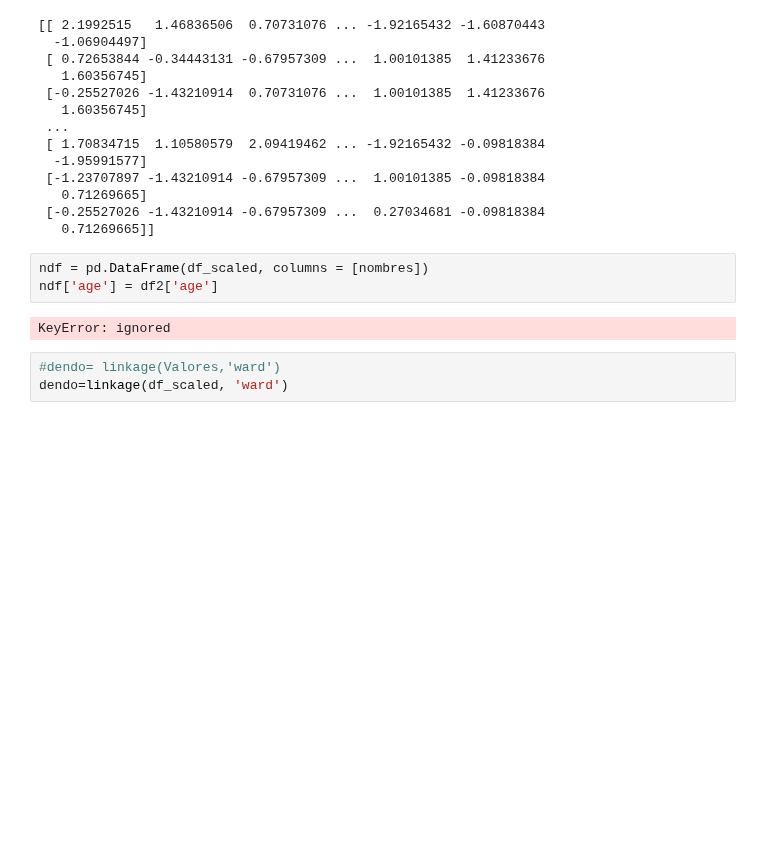
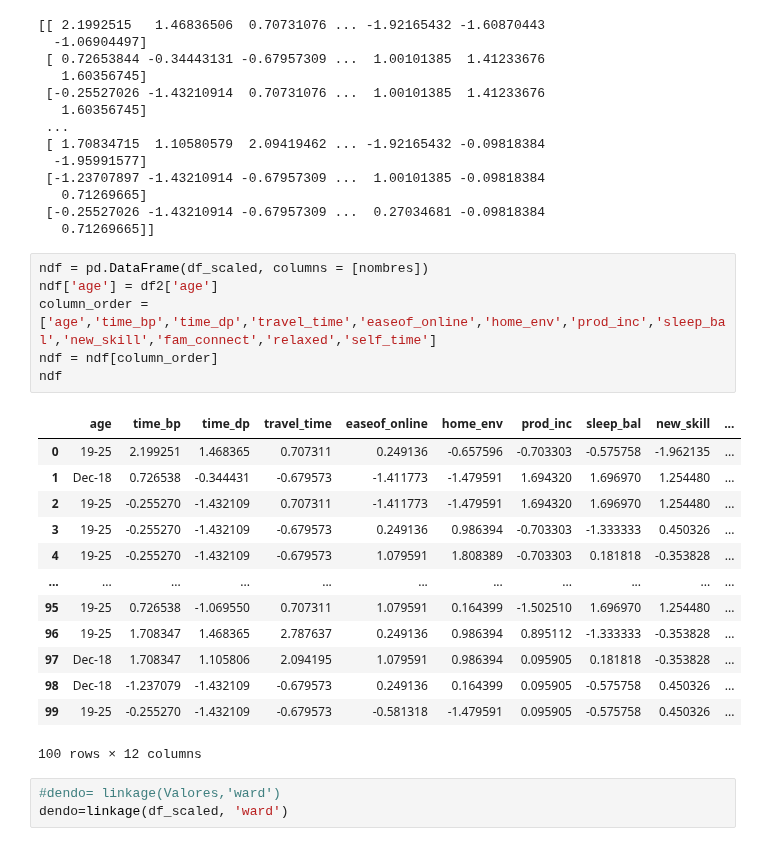
Before and after one commit to Gennifer2001/tesis, a Jupyter notebook: Tésisjeje2_0.ipynb, the cells around one changed output. Drawn from its saved outputs; the diff is of its cells as text; blank space fills up the shorter version.

```diff
--- a/Tésisjeje2_0.ipynb
+++ b/Tésisjeje2_0.ipynb
@@ -153,8 +153,23 @@ print(df_scaled)
 # %%
 ndf = pd.DataFrame(df_scaled, columns = [nombres])
 ndf['age'] = df2['age']
+column_order = ['age','time_bp','time_dp','travel_time','easeof_online','home_env','prod_inc','sleep_bal','new_skill','fam_connect','relaxed','self_time']
+ndf = ndf[column_order]
+ndf
 # %% [output]
+|  | age | time_bp | time_dp | travel_time | easeof_online | home_env | prod_inc | sleep_bal | new_skill | ... |
+| 0 | 19-25 | 2.199251 | 1.468365 | 0.707311 | 0.249136 | -0.657596 | -0.703303 | -0.575758 | -1.962135 | ... |
+| 1 | Dec-18 | 0.726538 | -0.344431 | -0.679573 | -1.411773 | -1.479591 | 1.694320 | 1.696970 | 1.254480 | ... |
+| 2 | 19-25 | -0.255270 | -1.432109 | 0.707311 | -1.411773 | -1.479591 | 1.694320 | 1.696970 | 1.254480 | ... |
+| 3 | 19-25 | -0.255270 | -1.432109 | -0.679573 | 0.249136 | 0.986394 | -0.703303 | -1.333333 | 0.450326 | ... |
+| 4 | 19-25 | -0.255270 | -1.432109 | -0.679573 | 1.079591 | 1.808389 | -0.703303 | 0.181818 | -0.353828 | ... |
+| ... | ... | ... | ... | ... | ... | ... | ... | ... | ... | ... |
+| 95 | 19-25 | 0.726538 | -1.069550 | 0.707311 | 1.079591 | 0.164399 | -1.502510 | 1.696970 | 1.254480 | ... |
+| 96 | 19-25 | 1.708347 | 1.468365 | 2.787637 | 0.249136 | 0.986394 | 0.895112 | -1.333333 | -0.353828 | ... |
+| 97 | Dec-18 | 1.708347 | 1.105806 | 2.094195 | 1.079591 | 0.986394 | 0.095905 | 0.181818 | -0.353828 | ... |
+| 98 | Dec-18 | -1.237079 | -1.432109 | -0.679573 | 0.249136 | 0.164399 | 0.095905 | -0.575758 | 0.450326 | ... |
+| 99 | 19-25 | -0.255270 | -1.432109 | -0.679573 | -0.581318 | -1.479591 | 0.095905 | -0.575758 | 0.450326 | ... |
-KeyError: ignored
+100 rows × 12 columns
 # %%
 #dendo= linkage(Valores,'ward')
 dendo=linkage(df_scaled, 'ward')
```
